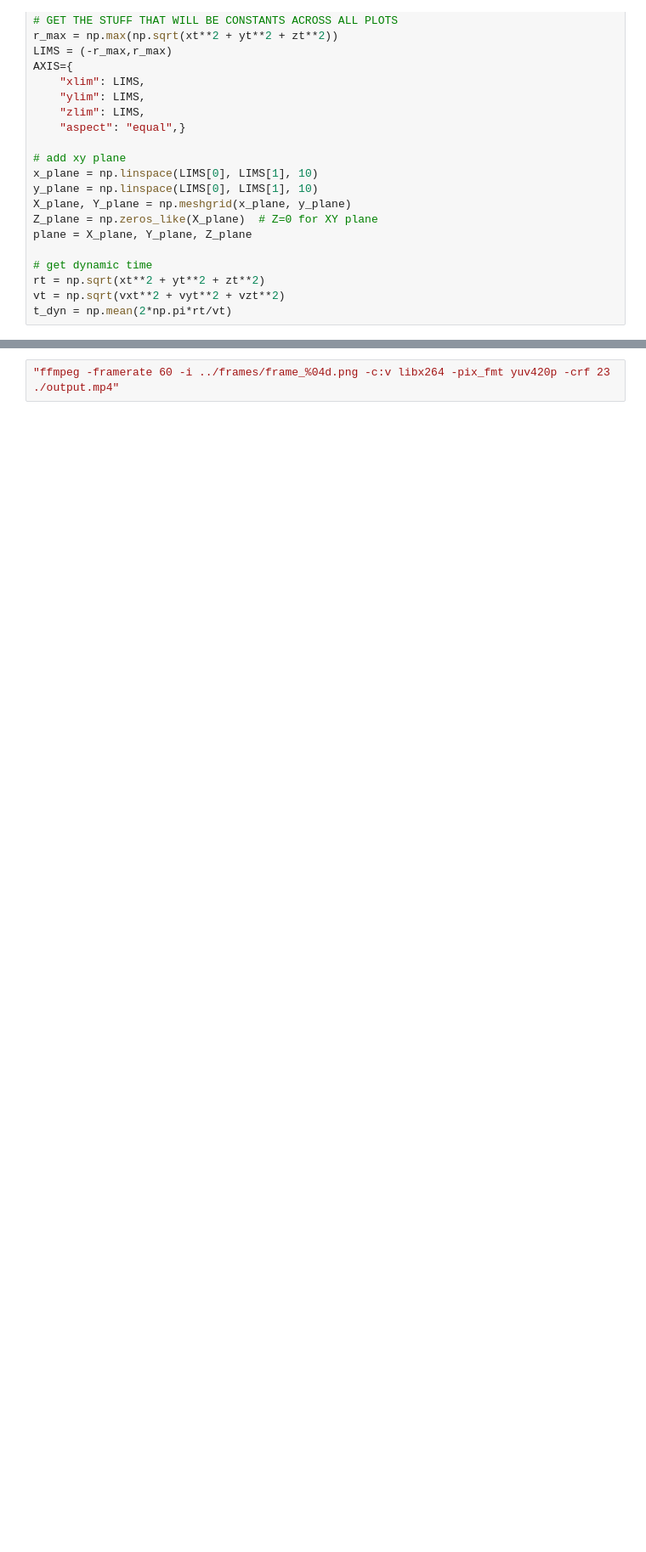
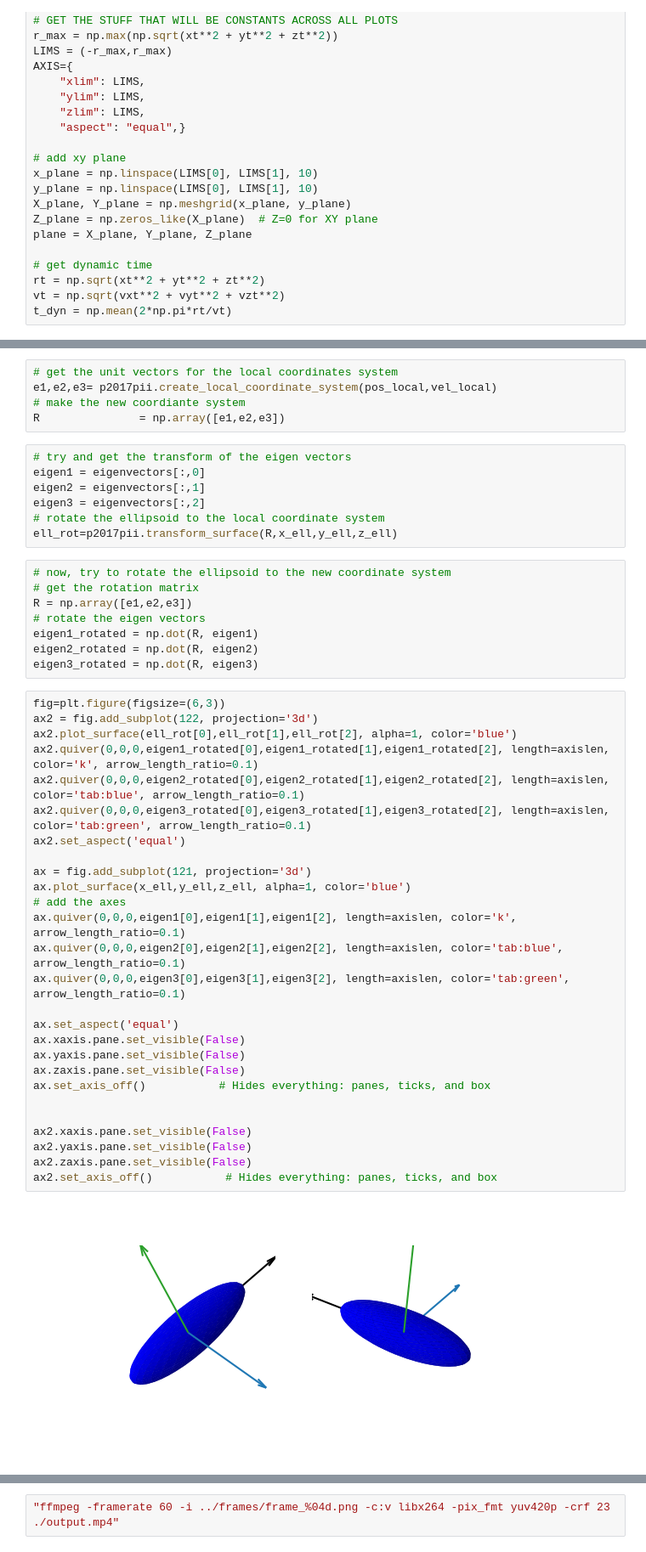
Before and after one commit to salvatore-ferrone/phd-thesis-ferrone, a Jupyter notebook: demos/tidalTensor/pouliasis2017pii.ipynb, the cells around one changed output, grey strips where cells are left out. Shown at 85% size. Saved outputs shown, nothing was run; the diff lists cells and outputs as text; blank space fills up the shorter version.

Commit message:
fixed the eigen vector misalignment

```diff
--- a/demos/tidalTensor/pouliasis2017pii.ipynb
+++ b/demos/tidalTensor/pouliasis2017pii.ipynb
@@ -80,0 +104,49 @@ t_dyn = np.mean(2*np.pi*rt/vt)
+# %%
+# get the unit vectors for the local coordinates system
+e1,e2,e3= p2017pii.create_local_coordinate_system(pos_local,vel_local)
+# make the new coordiante system
+R               = np.array([e1,e2,e3])
+# %%
+# try and get the transform of the eigen vectors
+eigen1 = eigenvectors[:,0]
+eigen2 = eigenvectors[:,1]
+eigen3 = eigenvectors[:,2]
+# rotate the ellipsoid to the local coordinate system
+ell_rot=p2017pii.transform_surface(R,x_ell,y_ell,z_ell)
+# %%
+# now, try to rotate the ellipsoid to the new coordinate system
+# get the rotation matrix
+R = np.array([e1,e2,e3])
+# rotate the eigen vectors
+eigen1_rotated = np.dot(R, eigen1)
+eigen2_rotated = np.dot(R, eigen2)
+eigen3_rotated = np.dot(R, eigen3)
+# %%
+fig=plt.figure(figsize=(6,3))
+ax2 = fig.add_subplot(122, projection='3d')
+ax2.plot_surface(ell_rot[0],ell_rot[1],ell_rot[2], alpha=1, color='blue')
+ax2.quiver(0,0,0,eigen1_rotated[0],eigen1_rotated[1],eigen1_rotated[2], length=axislen, color='k', arrow_length_ratio=0.1)
+ax2.quiver(0,0,0,eigen2_rotated[0],eigen2_rotated[1],eigen2_rotated[2], length=axislen, color='tab:blue', arrow_length_ratio=0.1)
+ax2.quiver(0,0,0,eigen3_rotated[0],eigen3_rotated[1],eigen3_rotated[2], length=axislen, color='tab:green', arrow_length_ratio=0.1)
+ax2.set_aspect('equal')
+
+ax = fig.add_subplot(121, projection='3d')
+ax.plot_surface(x_ell,y_ell,z_ell, alpha=1, color='blue')
+# add the axes
+ax.quiver(0,0,0,eigen1[0],eigen1[1],eigen1[2], length=axislen, color='k', arrow_length_ratio=0.1)
+ax.quiver(0,0,0,eigen2[0],eigen2[1],eigen2[2], length=axislen, color='tab:blue', arrow_length_ratio=0.1)
+ax.quiver(0,0,0,eigen3[0],eigen3[1],eigen3[2], length=axislen, color='tab:green', arrow_length_ratio=0.1)
+
+ax.set_aspect('equal')
+ax.xaxis.pane.set_visible(False)
+ax.yaxis.pane.set_visible(False)
+ax.zaxis.pane.set_visible(False)
+ax.set_axis_off()           # Hides everything: panes, ticks, and box
+
+
+ax2.xaxis.pane.set_visible(False)
+ax2.yaxis.pane.set_visible(False)
+ax2.zaxis.pane.set_visible(False)
+ax2.set_axis_off()           # Hides everything: panes, ticks, and box
+# %% [output]
+[figure, added]
```
Also changed, not shown: parts of 6 cells of this notebook, 1 other file.
